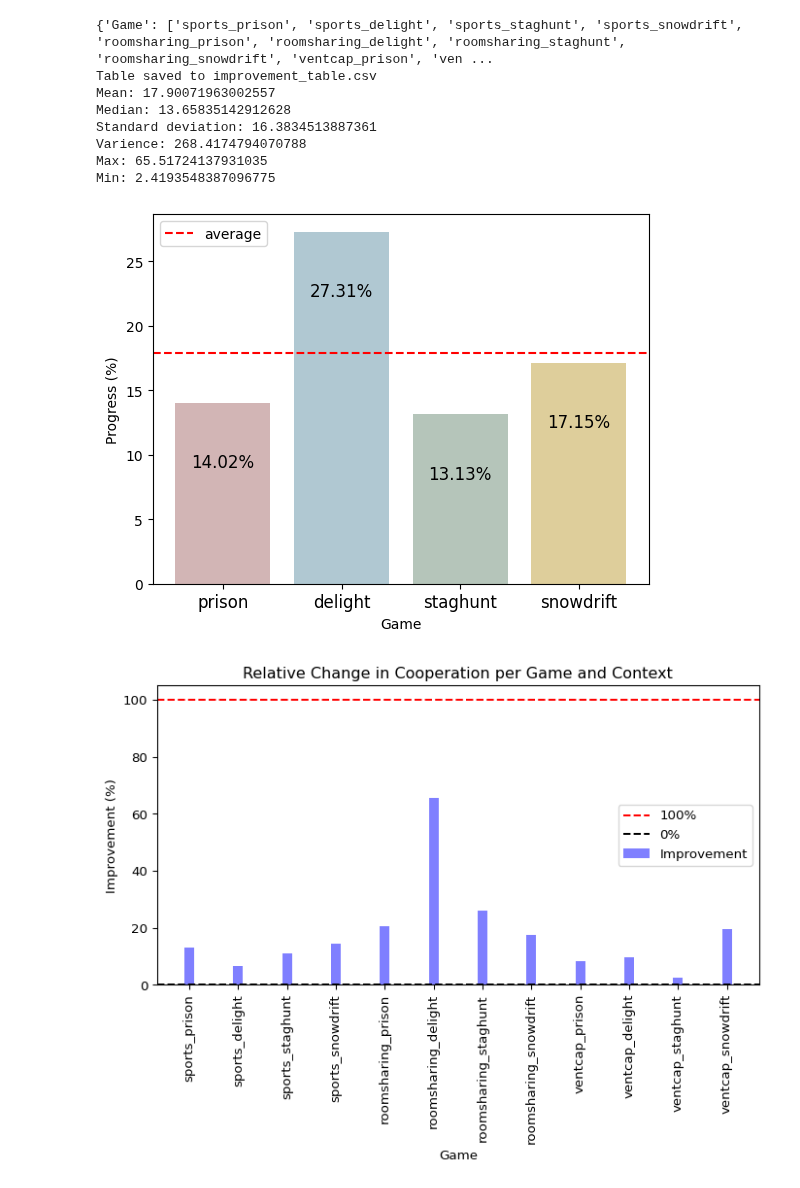
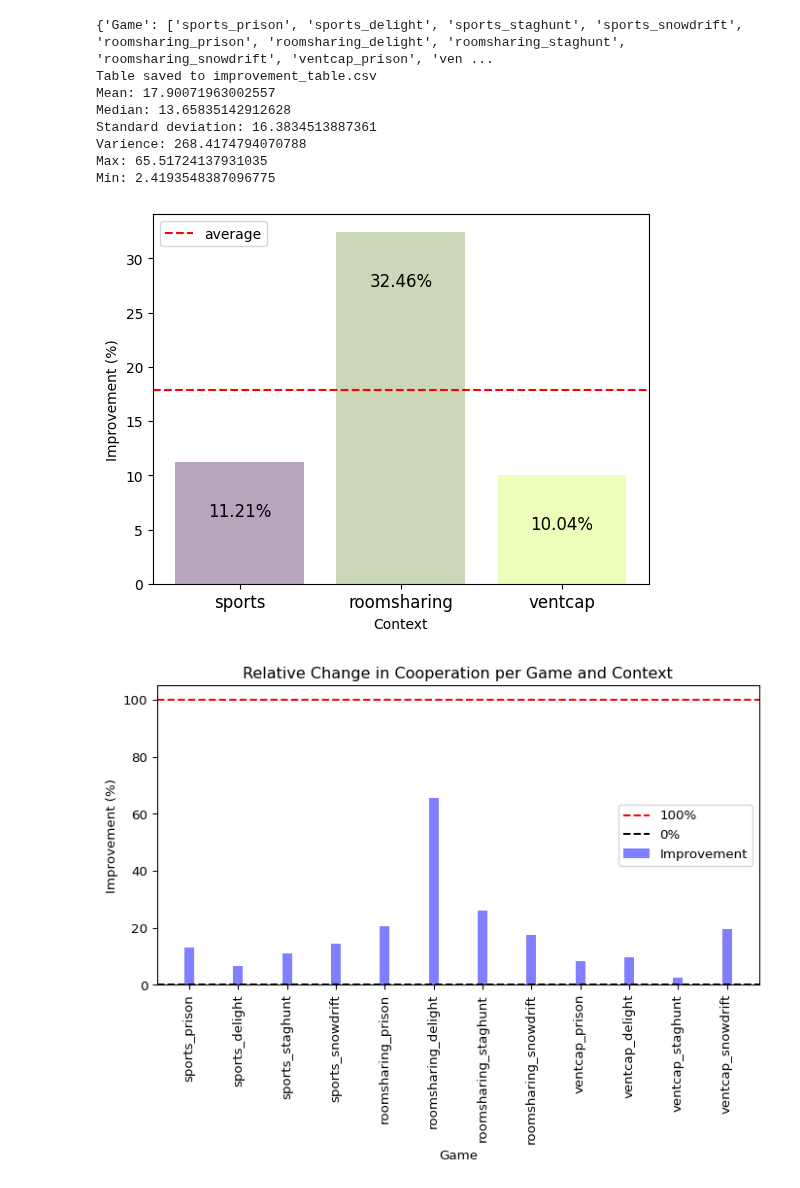
Before and after one commit to sepehrilami/LFB, a Jupyter notebook: notebooks/oos_analysis.ipynb, the cells around one changed output. Drawn from its saved outputs; the diff is of its cells as text; code cells hidden in the pictures.

Commit message:
final visualizatoins

```diff
--- a/notebooks/oos_analysis.ipynb
+++ b/notebooks/oos_analysis.ipynb
@@ -415,36 +415,36 @@ def visualize_average_progress(average_progress, category_type='Game'):
                       'friendsharing':"#00A3D9", 'environment':"#9FD95D"}
         if category in color_dict.keys():
             color = color_dict[category]
         plt.bar(i, average_progress[category], alpha=0.5, color=color)
 
     # remove extra space between bars
     # write the y value on top of each bar
 
     for i, v in enumerate(average_progress.values()):
         plt.text(i, v-5, f'{str(v)}%', ha='center', fontsize=12)
 
     plt.xticks(x, average_progress.keys(), fontsize=12)
     # set the bar width to be smaller
 
     plt.xlabel(category_type)
-    plt.ylabel('Progress (%)')
+    plt.ylabel('Improvement (%)')
     # plt.title(f'Average Improvement in Cooperation Count per {category_type}')
 
     # draw a line at y=average of progress
     avg_progress = sum(average_progress.values()) / len(average_progress)
     plt.axhline(y=avg_progress, color='red', linestyle='--', label='average')
     plt.legend(loc='upper left')
 
     plt.savefig(os.path.join("../oos_context_figs", f"average_progress_{category_type}.png"))
     plt.show()
 
 
 
-category_type = 'Game'
+category_type = 'Context'
 average_progress = get_average_progress(all_data, keys, category_type)
 visualize_average_progress(average_progress, category_type)
 # %% [output]
-[figure, old version]
+[figure, new version]
 # %%
 # %% [output]
 [figure]
```
Also changed, not shown: 16 other files.
